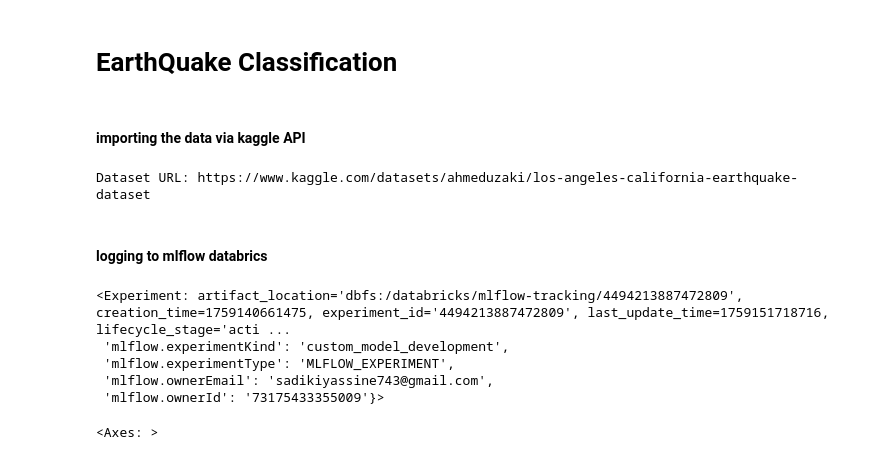
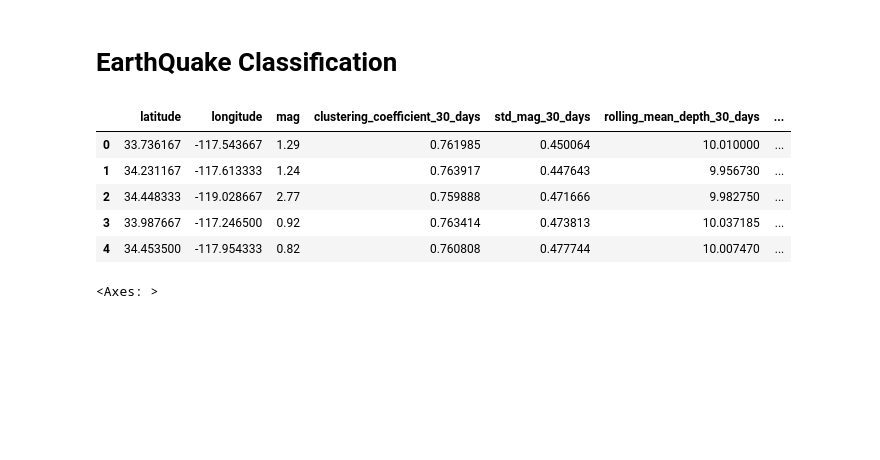
Before and after one commit to YassineSdk/EarthQuake_Multiclass, a Jupyter notebook: la-and-california-earthquake-classification.ipynb, the cells around one changed output. Saved outputs shown, nothing was run; the diff lists cells and outputs as text; code cells hidden in the pictures; blank space fills up the shorter version.

Commit message:
Kaggle Notebook | LA , and California Earthquake classification | Version 4

```diff
--- a/la-and-california-earthquake-classification.ipynb
+++ b/la-and-california-earthquake-classification.ipynb
@@ -25,20 +21,0 @@ from kaggle.api.kaggle_api_extended import KaggleApi
-# %% [markdown]
-#### importing the data via kaggle API
-# %%
-api = KaggleApi()
-api.authenticate()
-
-api.dataset_download_files("ahmeduzaki/los-angeles-california-earthquake-dataset",path="data",unzip=True)
-# %% [output]
-Dataset URL: https://www.kaggle.com/datasets/ahmeduzaki/los-angeles-california-earthquake-dataset
-# %% [markdown]
-#### logging to mlflow databrics
-# %%
-mlflow.set_tracking_uri('databricks://DEFAULT')
-mlflow.set_experiment("/Users/sadikiyassine743@gmail.com/Ml")
-# %% [output]
-<Experiment: artifact_location='dbfs:/databricks/mlflow-tracking/4494213887472809', creation_time=1759140661475, experiment_id='4494213887472809', last_update_time=1759151718716, lifecycle_stage='acti ...
- 'mlflow.experimentKind': 'custom_model_development',
- 'mlflow.experimentType': 'MLFLOW_EXPERIMENT',
- 'mlflow.ownerEmail': 'sadikiyassine743@gmail.com',
- 'mlflow.ownerId': '73175433355009'}>
@@ -47,3 +22,13 @@ df = pd.read_csv(r"C:\Users\ayman\OneDrive\Documents\Data science projects\proje
+# %%
+df = pd.read_csv('/kaggle/input/los-angeles-california-earthquake-dataset/LosAngeles_Earthquake_Dataset.csv')
+df.head(5)
+# %% [output]
+|  | latitude | longitude | mag | clustering_coefficient_30_days | std_mag_30_days | rolling_mean_depth_30_days | ... |
+| 0 | 33.736167 | -117.543667 | 1.29 | 0.761985 | 0.450064 | 10.010000 | ... |
+| 1 | 34.231167 | -117.613333 | 1.24 | 0.763917 | 0.447643 | 9.956730 | ... |
+| 2 | 34.448333 | -119.028667 | 2.77 | 0.759888 | 0.471666 | 9.982750 | ... |
+| 3 | 33.987667 | -117.246500 | 0.92 | 0.763414 | 0.473813 | 10.037185 | ... |
+| 4 | 34.453500 | -117.954333 | 0.82 | 0.760808 | 0.477744 | 10.007470 | ... |
 # %%
 df.isna().sum().plot(kind='bar')
 # %% [output]
```
Also changed, not shown: parts of 17 cells of this notebook.
